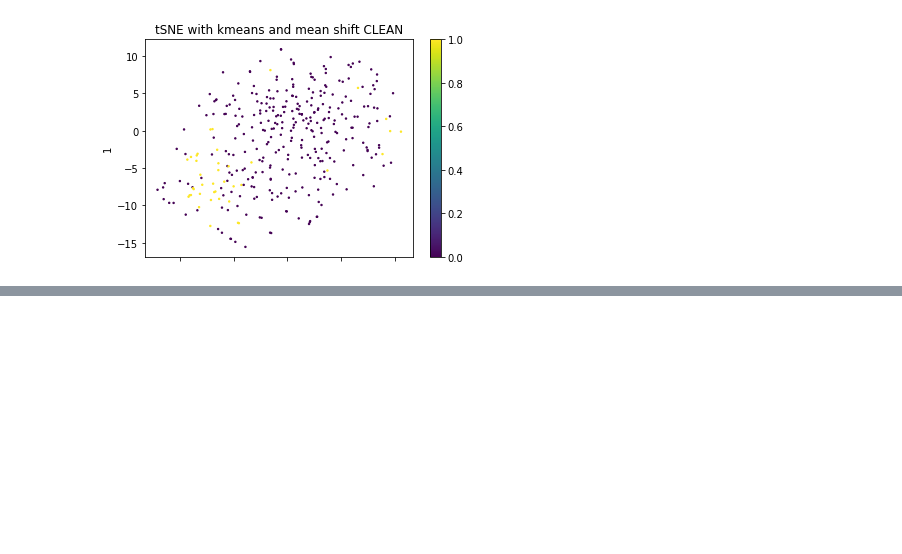
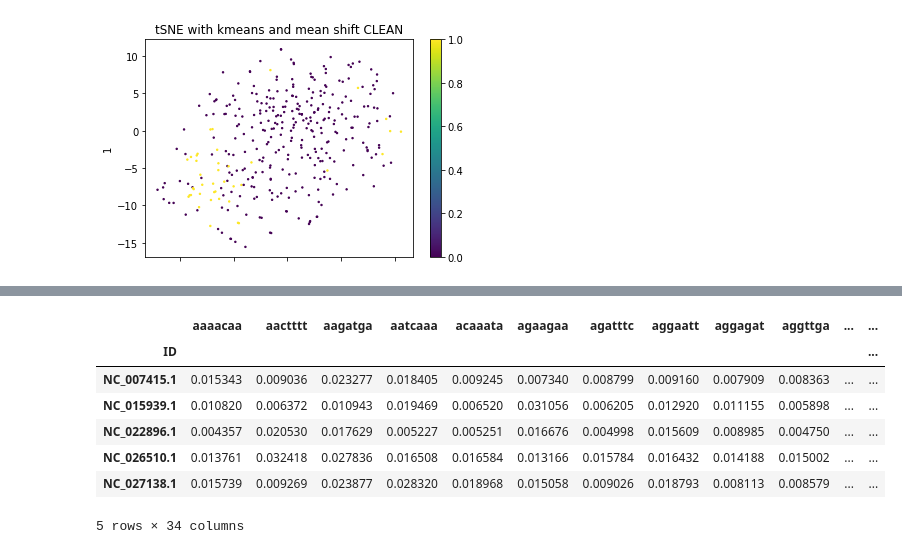
Before and after one commit to solislemuslab/mycovirus-ml, a Jupyter notebook: scripts/lukeSelberg/kmeansPcaTsne.ipynb, the cells around one changed output, grey strips where cells are left out. Drawn from its saved outputs; the diff is of its cells as text; code cells hidden in the pictures; blank space fills up the shorter version.

```diff
--- a/scripts/lukeSelberg/kmeansPcaTsne.ipynb
+++ b/scripts/lukeSelberg/kmeansPcaTsne.ipynb
@@ -77,7 +80,6 @@ graphTSNE(doTSNE(0, 2, kmer7Table01), labels)
 [figure]
 [figure]
 # %%
-kmer7Table01 = kmerXTable(virus01, 7,7)
 kmer7Table1 = kmerXTable(virus1, 7,7)
 # columns that confirmed virus killers have no zeros in for kmer length 7
 cols = kmer7Table1.loc[:, (kmer7Table1 == 0).any(axis=0) != True].columns
@@ -214,0 +257,11 @@ plt.show()
+# %%
+kmer7Table01[cols][343:].head()
+# %% [output]
+|  | aaaacaa | aactttt | aagatga | aatcaaa | acaaata | agaagaa | agatttc | aggaatt | aggagat | aggttga | ... | ... |
+| ID |  |  |  |  |  |  |  |  |  |  |  | ... |
+| NC_007415.1 | 0.015343 | 0.009036 | 0.023277 | 0.018405 | 0.009245 | 0.007340 | 0.008799 | 0.009160 | 0.007909 | 0.008363 | ... | ... |
+| NC_015939.1 | 0.010820 | 0.006372 | 0.010943 | 0.019469 | 0.006520 | 0.031056 | 0.006205 | 0.012920 | 0.011155 | 0.005898 | ... | ... |
+| NC_022896.1 | 0.004357 | 0.020530 | 0.017629 | 0.005227 | 0.005251 | 0.016676 | 0.004998 | 0.015609 | 0.008985 | 0.004750 | ... | ... |
+| NC_026510.1 | 0.013761 | 0.032418 | 0.027836 | 0.016508 | 0.016584 | 0.013166 | 0.015784 | 0.016432 | 0.014188 | 0.015002 | ... | ... |
+| NC_027138.1 | 0.015739 | 0.009269 | 0.023877 | 0.028320 | 0.018968 | 0.015058 | 0.009026 | 0.018793 | 0.008113 | 0.008579 | ... | ... |
+5 rows × 34 columns
```
Also changed, not shown: parts of 12 cells of this notebook, 2 other files.
